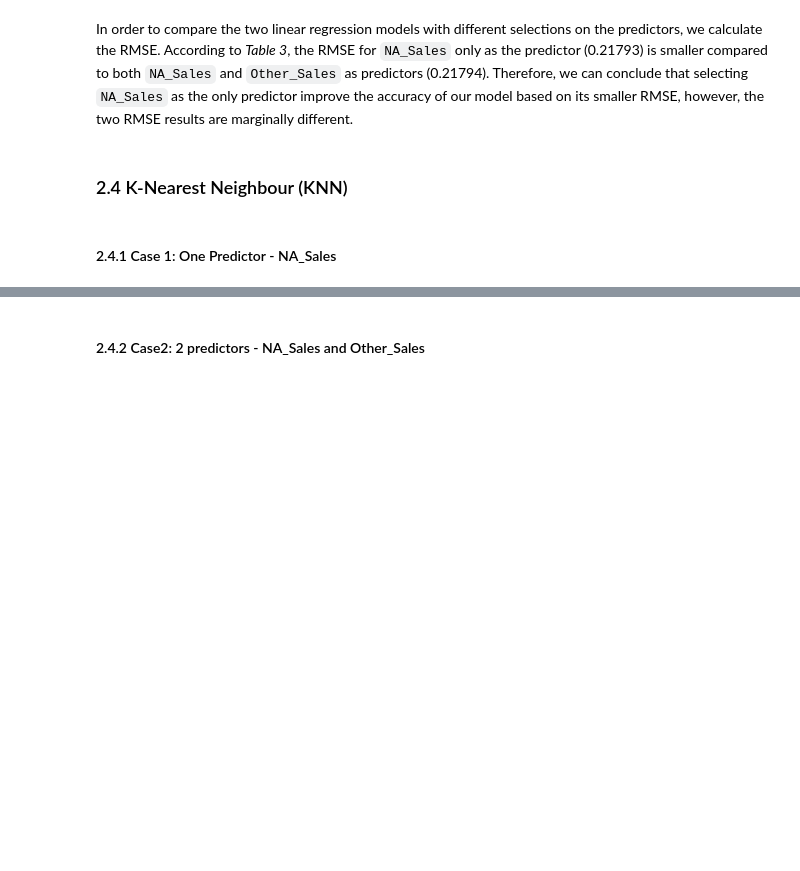
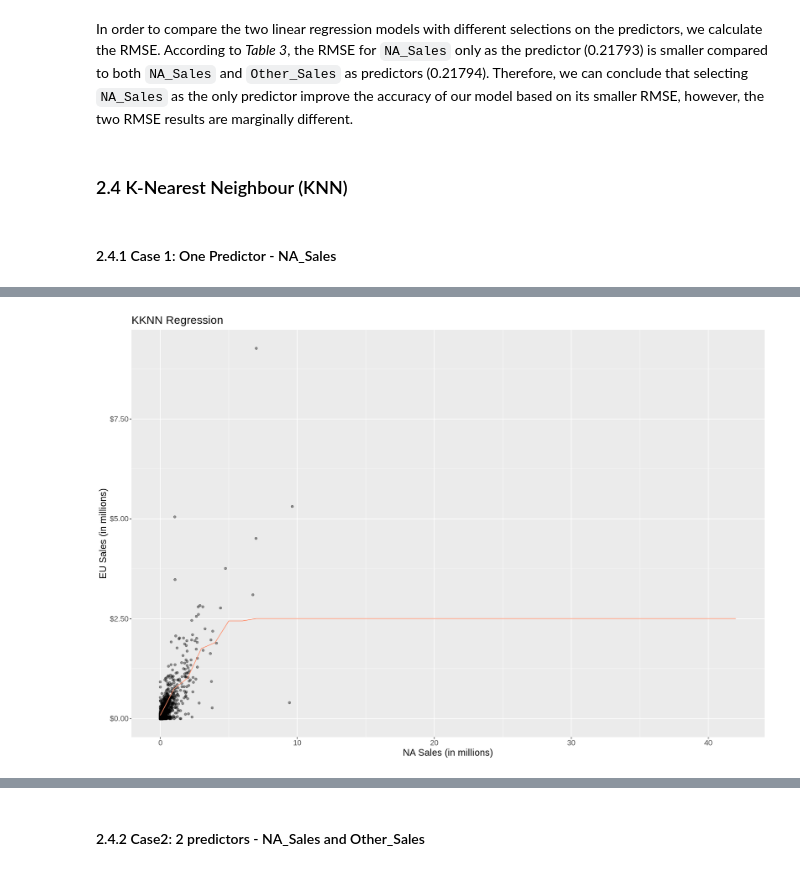
Before and after one commit to kristennli/DSCI100_project, a Jupyter notebook: Final Project Draft.ipynb, the cells around one changed output, grey strips where cells are left out. Saved outputs shown, nothing was run; the diff lists cells and outputs as text; code cells hidden in the pictures; blank space fills up the shorter version.

Commit message:
Add single predictor for KNN
Copied Jenny's code and added some descriptions here and there.

```diff
--- a/Final Project Draft.ipynb
+++ b/Final Project Draft.ipynb
@@ -508,0 +599,5 @@ In order to compare the two linear regression models with different selections o
+# %%
+kmin <- vg_min_rmse %>%
+        pull(neighbors)
+
+kmin
@@ -508,0 +606,7 @@ In order to compare the two linear regression models with different selections o
+# %%
+#Create a new model with the optimal K value
+new_game_spec <- nearest_neighbor(weight_func = "rectangular", neighbors = kmin) %>%
+                    set_engine("kknn") %>%
+                    set_mode("regression")
+
+new_game_spec
@@ -508,0 +621,8 @@ In order to compare the two linear regression models with different selections o
+# %%
+#the new model is fit to the data
+new_game_workflow <- workflow() %>%
+                    add_recipe(initial_game_recipe) %>%
+                    add_model(new_game_spec) %>%
+                    fit(data = vg_train)
+
+new_game_workflow
@@ -508,0 +683,5 @@ In order to compare the two linear regression models with different selections o
+# %%
+EU_preds <- tibble(NA_Sales = seq(from = 0, to = 42))
+head(EU_preds)
+EU_preds <- new_game_workflow %>% predict(EU_preds) %>% bind_cols(EU_preds)
+head(EU_preds)
@@ -508,0 +707,15 @@ In order to compare the two linear regression models with different selections o
+# %%
+kknn_graph <- ggplot(vg_train, aes(x = NA_Sales, y = EU_Sales)) +
+                geom_point(alpha = 0.4) +
+                geom_line(data = EU_preds,
+                         mapping = aes(x = NA_Sales, y = .pred),
+                         color = "salmon1") +
+                xlab("NA Sales (in millions)") +
+                ylab("EU Sales (in millions)") +
+                scale_y_continuous(label = dollar_format()) +
+                ggtitle("KKNN Regression") +
+                theme(text = element_text(size = 15))
+
+kknn_graph
+# %% [output]
+[figure, added]
```
Also changed, not shown: parts of 17 cells of this notebook.
